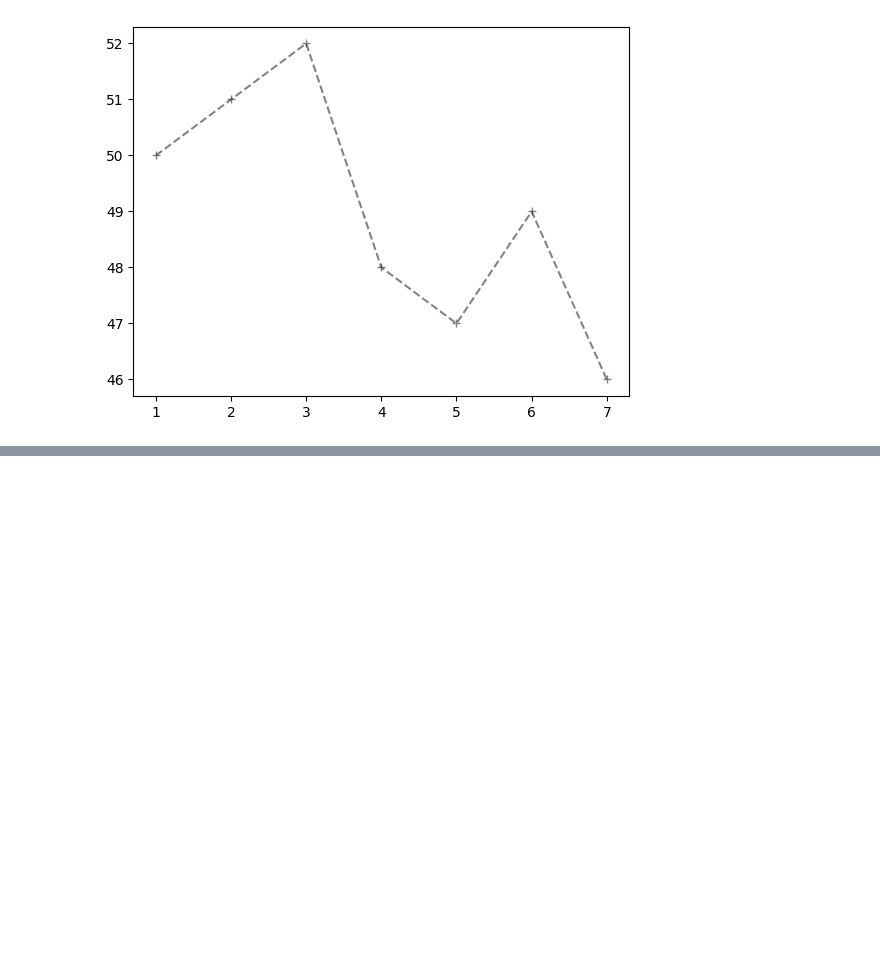
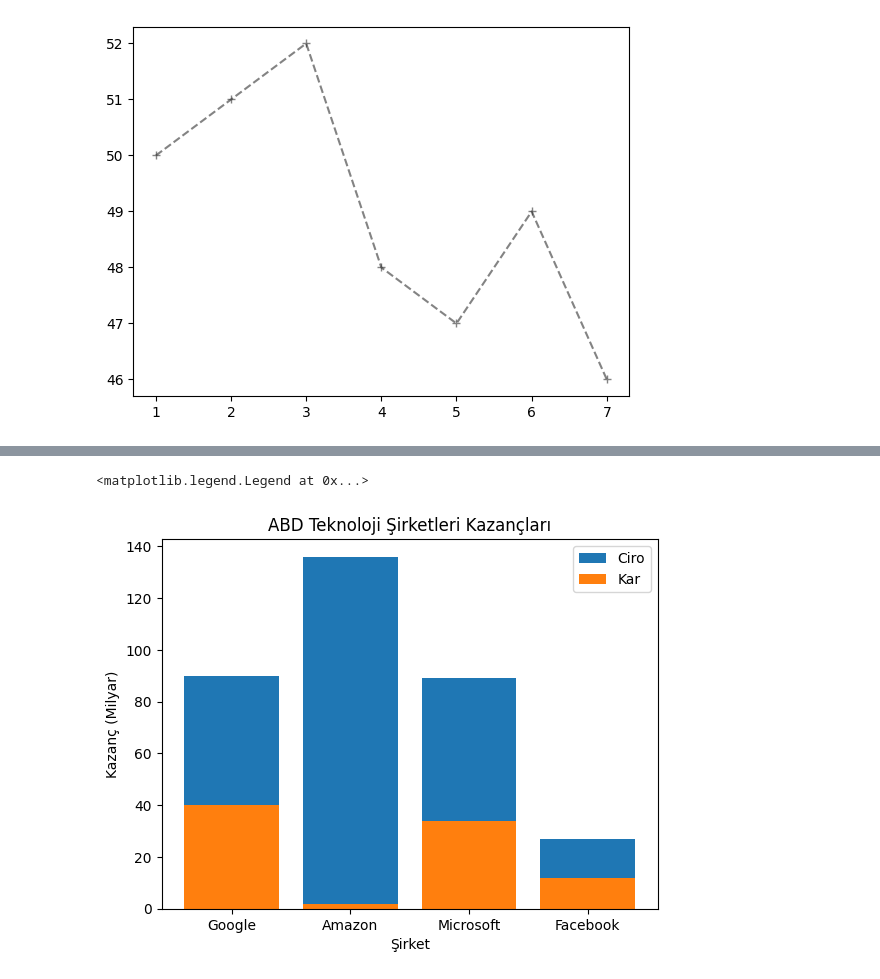
Before and after one commit to lvntaslann/artificial-intelligence, a Jupyter notebook: library_example/matplotlib/matplotlib-2.ipynb, the cells around one changed output, grey strips where cells are left out. Saved outputs shown, nothing was run; the diff lists cells and outputs as text; code cells hidden in the pictures; blank space fills up the shorter version.

```diff
--- a/library_example/matplotlib/matplotlib-2.ipynb
+++ b/library_example/matplotlib/matplotlib-2.ipynb
@@ -80,0 +118,12 @@ plt.legend()
+# %%
+kar = [40,2,34,12]
+# %%
+plt.ylabel('Kazanç (Milyar)')
+plt.xlabel('Şirket')
+plt.title('ABD Teknoloji Şirketleri Kazançları')
+plt.bar(sirket,kazanc, label = 'Ciro')
+plt.bar(sirket,kar, label = 'Kar')
+plt.legend()
+# %% [output]
+<matplotlib.legend.Legend at 0x...>
+[figure, added]
```
Also changed, not shown: parts of 35 cells of this notebook, 8 other files.
